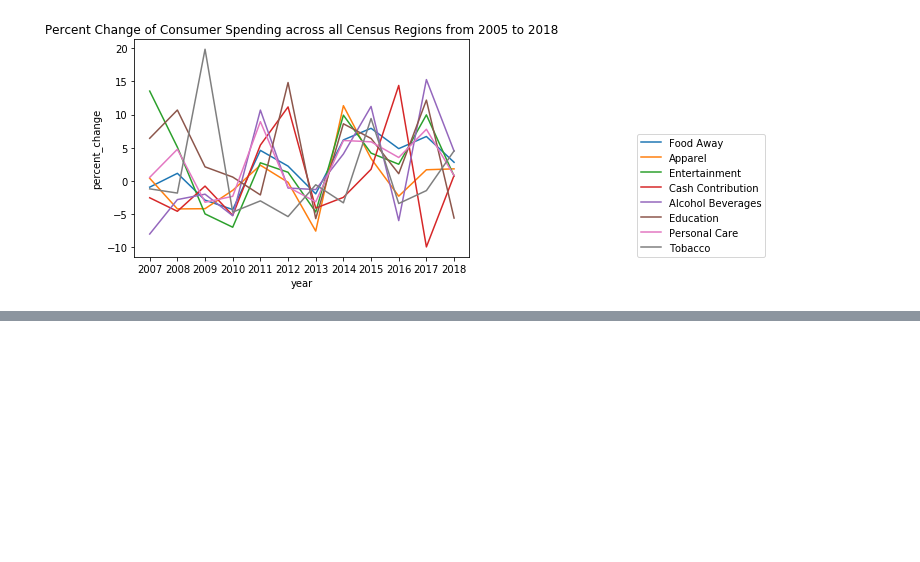
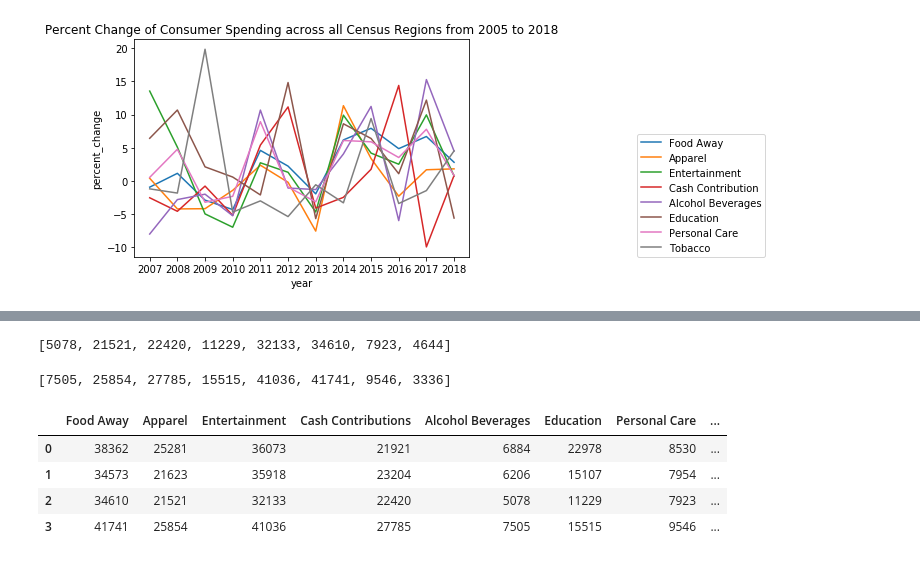
Before and after one commit to joshcoronel/discretionary-spending, a Jupyter notebook: Project_1_main.ipynb, the cells around one changed output, grey strips where cells are left out. Drawn from its saved outputs; the diff is of its cells as text; code cells hidden in the pictures; blank space fills up the shorter version.

```diff
--- a/Project_1_main.ipynb
+++ b/Project_1_main.ipynb
@@ -324,0 +378,75 @@ tottrans25 =  dfund25.groupby('seriesID')['value'].sum()["CXUTRANSLB0402M"]
+# %%
+# Dictionary of Southern discretionary spending
+south_dict = {
+    'CXUFOODAWAYLB1104M': 'Southern Food Away',
+    'CXUAPPARELLB1104M': 'Southern Apparel',
+    'CXUENTRTAINLB1104M': 'Southern Entertainment',
+    'CXUCASHCONTLB1104M': 'Southern Cash Contribution',
+    'CXUALCBEVGLB1104M': 'Southern Alcohol Beverages',
+    'CXUEDUCATNLB1104M': 'Southern Education',
+    'CXUPERSCARELB1104M': 'Southern Personal Care',
+    'CXUTOBACCOLB1104M': 'Southern Tobacco'
+}
+
+south_df = json_df(south_dict)
+south_total = get_total(south_df)
+south_total
+# %% [output]
+[5078, 21521, 22420, 11229, 32133, 34610, 7923, 4644]
+# %%
+# Dictionary of Western discretionary spending
+west_dict = {
+    'CXUFOODAWAYLB1105M': 'Western Food Away',
+    'CXUAPPARELLB1105M': 'Western Apparel',
+    'CXUENTRTAINLB1105M': 'Western Entertainment',
+    'CXUCASHCONTLB1105M': 'Western Cash Contribution',
+    'CXUALCBEVGLB1105M': 'Western Alcohol Beverages',
+    'CXUEDUCATNLB1105M': 'Western Education',
+    'CXUPERSCARELB1105M': 'Western Personal Care',
+    'CXUTOBACCOLB1105M': 'Western Tobacco'
+}
+
+
+west_df = json_df(west_dict)
+west_total = get_total(west_df)
+west_total
+# %% [output]
+[7505, 25854, 27785, 15515, 41036, 41741, 9546, 3336]
+# %%
+# stacked bar chart example
+# 4 bars for the four geographic regions
+
+N = 4
+
+totals_list = [ne_total, mw_total, south_total, west_total]
+
+Food_Away   = []
+Apparel   = []
+Entertainment   = []
+Cash_Contributions   = []
+Alcohol_Beverages = []
+Education = []
+Personal_Care = []
+Tobacco = []
+
+for total in totals_list:
+
+    Alcohol_Beverages.append(total[0])
+    Apparel.append(total[1])
+    Cash_Contributions.append(total[2])
+    Education.append(total[3])
+    Entertainment.append(total[4])
+    Food_Away.append(total[5])
+    Personal_Care.append(total[6])
+    Tobacco.append(total[7])
+# %%
+geo_df = pd.DataFrame({"Food Away":Food_Away, "Apparel": Apparel, "Entertainment" : Entertainment,
+                       "Cash Contributions" : Cash_Contributions, "Alcohol Beverages": Alcohol_Beverages, "Education": Education,
+                 t      "Personal Care" : Personal_Care, "Tobacco" : Tobacco})
+geo_df
+# %% [output]
+|  | Food Away | Apparel | Entertainment | Cash Contributions | Alcohol Beverages | Education | Personal Care | ... |
+| 0 | 38362 | 25281 | 36073 | 21921 | 6884 | 22978 | 8530 | ... |
+| 1 | 34573 | 21623 | 35918 | 23204 | 6206 | 15107 | 7954 | ... |
+| 2 | 34610 | 21521 | 32133 | 22420 | 5078 | 11229 | 7923 | ... |
+| 3 | 41741 | 25854 | 41036 | 27785 | 7505 | 15515 | 9546 | ... |
```
Also changed, not shown: parts of 15 cells of this notebook, 1 other file.
